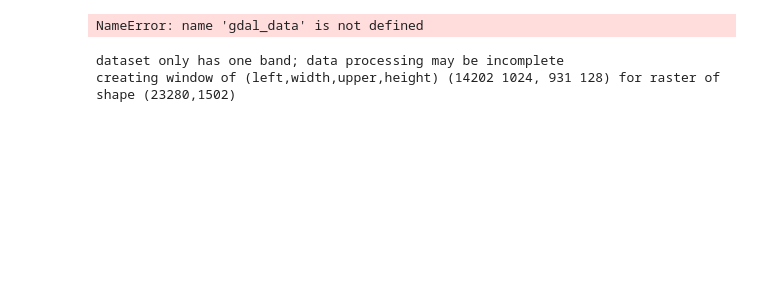
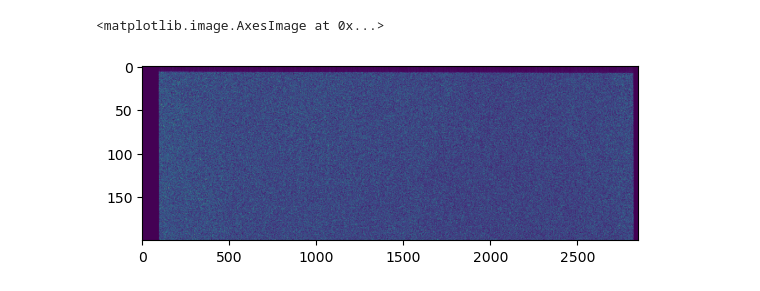
Before and after one commit to jw25-satgeo/IceTracker, a Jupyter notebook: playground.ipynb, the cells around one changed output. Cells and saved outputs as stored; diff of their text form; code cells hidden in the pictures; blank space fills up the shorter version.

```diff
--- a/playground.ipynb
+++ b/playground.ipynb
@@ -22,0 +24,7 @@ True
+# %%
+#gt_ds = gdal.Translate('', path1, format='MEM', )
+#gdal.Warp(#
+wo_ = gdal.SuggestedWarpOutput(ds_i, ["DST_SRS=EPSG:4326"])
+resolution = (5e-5, 5e-5)
+print(f'GDAL suggested bounds :: iw:{wo_.width} ih:{wo_.height}, xmin:{wo_.xmin}, xmax:{wo_.xmax}, ymin:{wo_.ymin}, ymax:{wo_.ymax}')
+print(f'.. fixing from resolution x:{(wo_.xmax - wo_.xmin) / wo_.width}, y:{(wo_.ymax - wo_.ymin) / wo_.height} to x:{resolution[0]}, y:{resolution[1]}')
@@ -22,0 +39,7 @@ True
+# %%
+#ds_o = gdal.GetDriverByName("MEM").Create('', wo_.width, wo_.height, ds_i.RasterCount, ds_i.GetRasterBand(1).DataType)
+#gdal.WarpOptions(resampleAlg='N', outputSRS="EPSG:4326", GCPs=gcpList)
+#gdal.TranslateOptions()
+#gdal.Warp(ds_o, ds_i,
+ds_o = gdal.Translate( "", ds_i, format="MEM", bandList=list(range(1,ds_i.RasterCount+1)),
+    xRes=5, yRes=, outputBounds=(wo_.xmin, wo_.ymin, wo_.xmax, wo_.ymax), GCPs=ds_i.GetGCPs())
@@ -23,3 +53,8 @@ True
+# %%
+plt.imshow(np.abs(ds_o.GetRasterBand(1).ReadAsArray()[0:-1:8,0:-1:8])[:200], aspect=5)
+# %% [output]
+<matplotlib.image.AxesImage at 0x...>
+[figure, added]
 # %%
 buoy_data = pd.read_csv('IABP_LEVEL1_2020.csv')
 # %%
@@ -47,15 +82,3 @@ buoy_data['ddt'] = abs(buoy_data['dt'] - slc_dt)
 
 closest = buoy_data.sort_values(by='ddt').iloc[0]
 if (closest.Lon > 180): closest.Lon -= 360
-# %%
-gdal_data
-# %% [output]
-NameError: name 'gdal_data' is not defined
-# %%
-importlib.reload(data_util)
-
-ll2px_worker = data_util.ll2px_function(gdal_data)
-data_util.Paint_Target(gdal_data, lat=closest.Lat, lon=closest.Lon, window=(1024,128), ll2px_worker=ll2px_worker)
-# %% [output]
-dataset only has one band; data processing may be incomplete
-creating window of (left,width,upper,height) (14202 1024, 931 128) for raster of shape (23280,1502)
```
Also changed, not shown: parts of 13 cells of this notebook, 3 other files.
